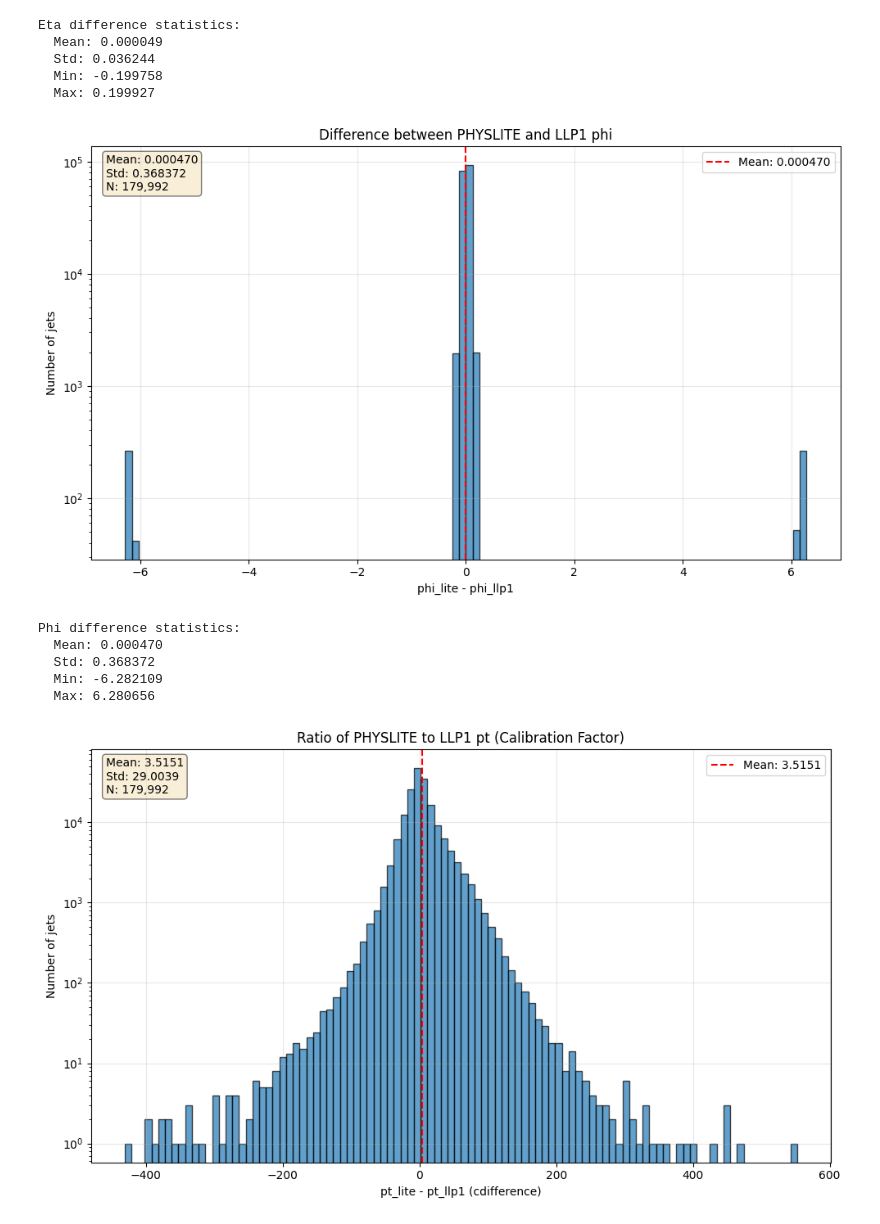
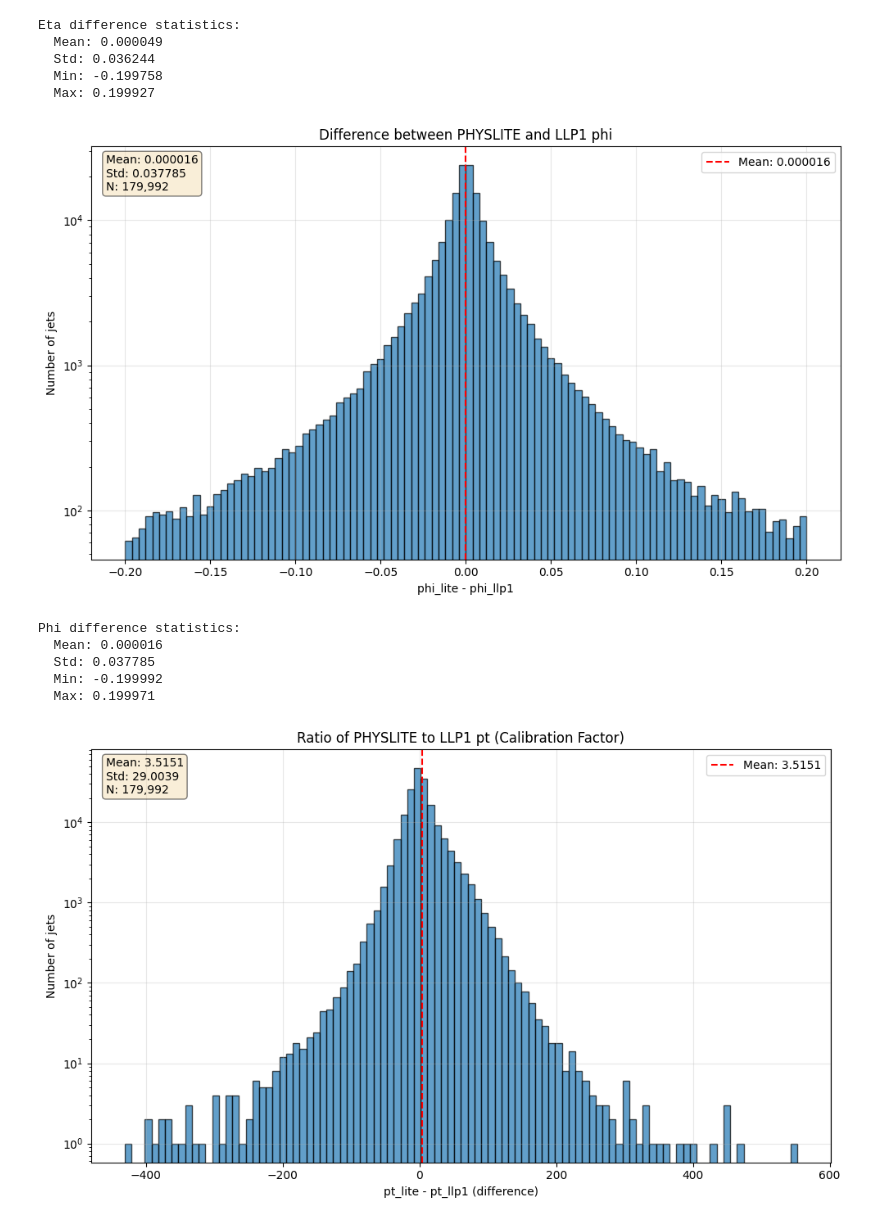
Before and after one commit to gordonwatts/sx_training_fetch, a Jupyter notebook: notebooks/006 - Test PHYSLITE Combo.ipynb, the cells around one changed output. Saved outputs shown, nothing was run; the diff lists cells and outputs as text; code cells hidden in the pictures.

```diff
--- a/notebooks/006 - Test PHYSLITE Combo.ipynb
+++ b/notebooks/006 - Test PHYSLITE Combo.ipynb
@@ -493,39 +489,44 @@ import matplotlib.pyplot as plt
 
 # Calculate phi difference
 phi_diff = combined.phi_lite - combined.phi_llp1
+
+# For entries larger than 2*pi, subtract 2*pi
+phi_diff = ak.where(phi_diff > np.pi, phi_diff - 2 * np.pi, phi_diff)
+phi_diff = ak.where(phi_diff < (-np.pi), phi_diff + 2 * np.pi, phi_diff)
+
 
 # Create the plot
 plt.figure(figsize=(10, 6))
 plt.hist(ak.to_numpy(phi_diff), bins=100, edgecolor='black', alpha=0.7)
 plt.xlabel('phi_lite - phi_llp1')
 plt.ylabel('Number of jets')
 plt.yscale('log')
 plt.title('Difference between PHYSLITE and LLP1 phi')
 plt.grid(True, alpha=0.3)
 
 # Add statistics to the plot
 mean_diff = ak.mean(phi_diff)
 std_diff = ak.std(phi_diff)
 plt.axvline(mean_diff, color='red', linestyle='--', label=f'Mean: {mean_diff:.6f}')
 plt.text(0.02, 0.98, f'Mean: {mean_diff:.6f}\nStd: {std_diff:.6f}\nN: {len(phi_diff):,}',
          transform=plt.gca().transAxes, verticalalignment='top',
          bbox=dict(boxstyle='round', facecolor='wheat', alpha=0.5))
 plt.legend()
 plt.tight_layout()
 plt.show()
 
 print(f"Phi difference statistics:")
 print(f"  Mean: {mean_diff:.6f}")
 print(f"  Std: {std_diff:.6f}")
 print(f"  Min: {ak.min(phi_diff):.6f}")
 print(f"  Max: {ak.max(phi_diff):.6f}")
 # %% [output]
-[figure, old version]
+[figure, new version]
 Phi difference statistics:
-  Mean: 0.000470
-  Std: 0.368372
-  Min: -6.282109
-  Max: 6.280656
+  Mean: 0.000016
+  Std: 0.037785
+  Min: -0.199992
+  Max: 0.199971
 # %%
 import matplotlib.pyplot as plt
 
```
Also changed, not shown: parts of 3 cells of this notebook.
